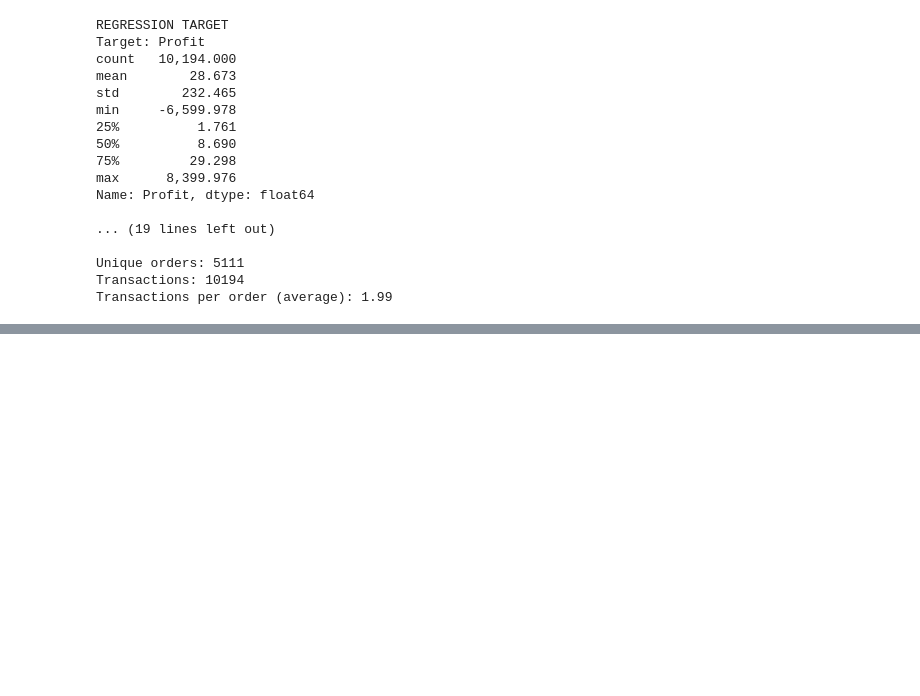
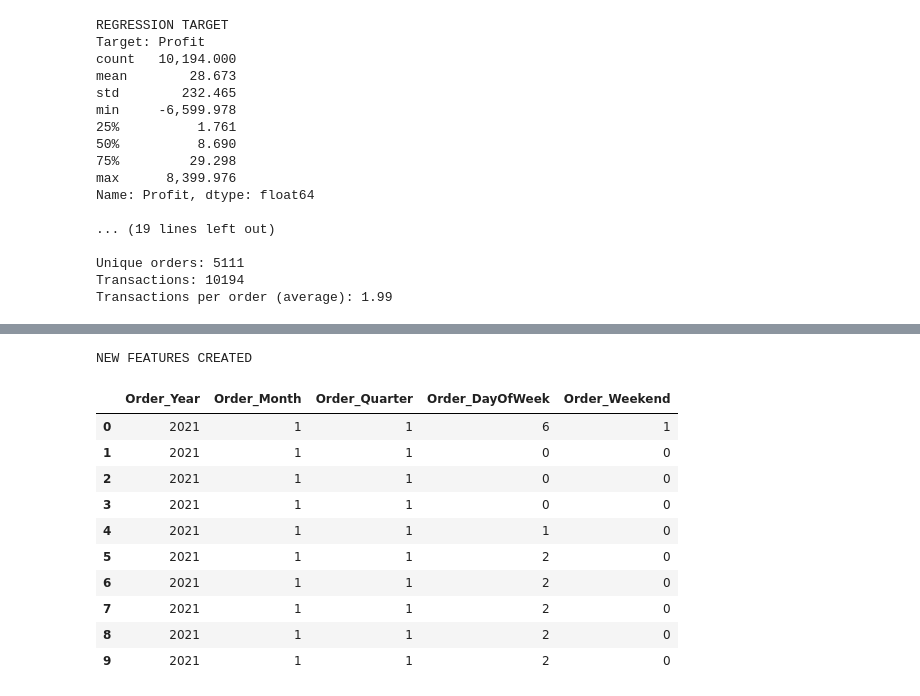
Before and after one commit to cabboud28/Data-Analysis, a Jupyter notebook: notebooks/03_Machine_Learning.ipynb, the cells around one changed output, grey strips where cells are left out. Saved outputs shown, nothing was run; the diff lists cells and outputs as text; code cells hidden in the pictures; blank space fills up the shorter version.

```diff
--- a/notebooks/03_Machine_Learning.ipynb
+++ b/notebooks/03_Machine_Learning.ipynb
@@ -165,0 +412,67 @@ Transactions per order (average): 1.99
+# %%
+
+# ============================================
+# STEP 4: FEATURE ENGINEERING
+# ============================================
+
+# Create a working copy
+orders_ml = orders.copy()
+
+# Convert Order Date
+orders_ml["Order Date"] = pd.to_datetime(
+    orders_ml["Order Date"]
+)
+
+# Extract date features
+orders_ml["Order_Year"] = orders_ml["Order Date"].dt.year
+
+orders_ml["Order_Month"] = orders_ml["Order Date"].dt.month
+
+orders_ml["Order_Quarter"] = orders_ml["Order Date"].dt.quarter
+
+orders_ml["Order_DayOfWeek"] = orders_ml["Order Date"].dt.dayofweek
+
+orders_ml["Order_Weekend"] = (
+    orders_ml["Order_DayOfWeek"] >= 5
+).astype(int)
+
+# Create prediction targets
+orders_ml["Loss_Making"] = (
+    orders_ml["Profit"] < 0
+).astype(int)
+
+# Display engineered features
+print("NEW FEATURES CREATED")
+
+new_features = [
+    "Order_Year",
+    "Order_Month",
+    "Order_Quarter",
+    "Order_DayOfWeek",
+    "Order_Weekend"
+]
+
+display(orders_ml[new_features].head(10))
+
+print("\nFEATURE VERIFICATION")
+
+print(orders_ml[new_features].isnull().sum())
+
+print("\nYear distribution:")
+print(orders_ml["Order_Year"].value_counts().sort_index())
+
+print("\nMonth distribution:")
+print(orders_ml["Order_Month"].value_counts().sort_index())
+# %% [output]
+NEW FEATURES CREATED
+|  | Order_Year | Order_Month | Order_Quarter | Order_DayOfWeek | Order_Weekend |
+| 0 | 2021 | 1 | 1 | 6 | 1 |
+| 1 | 2021 | 1 | 1 | 0 | 0 |
+| 2 | 2021 | 1 | 1 | 0 | 0 |
+| 3 | 2021 | 1 | 1 | 0 | 0 |
+| 4 | 2021 | 1 | 1 | 1 | 0 |
+| 5 | 2021 | 1 | 1 | 2 | 0 |
+| 6 | 2021 | 1 | 1 | 2 | 0 |
+| 7 | 2021 | 1 | 1 | 2 | 0 |
+| 8 | 2021 | 1 | 1 | 2 | 0 |
+| 9 | 2021 | 1 | 1 | 2 | 0 |
```
Also changed, not shown: parts of 37 cells of this notebook, 1 other file.
